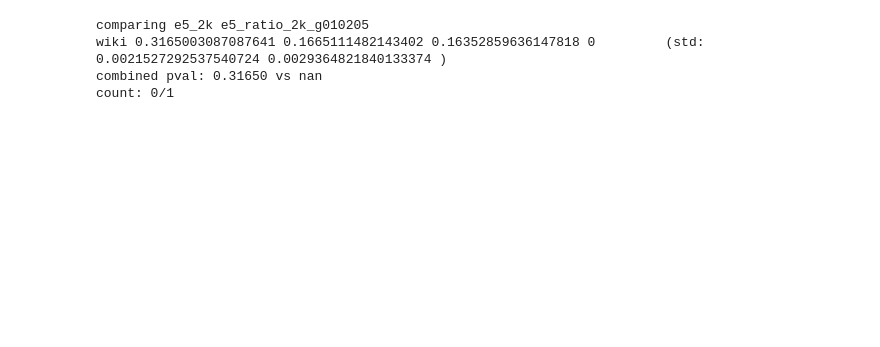
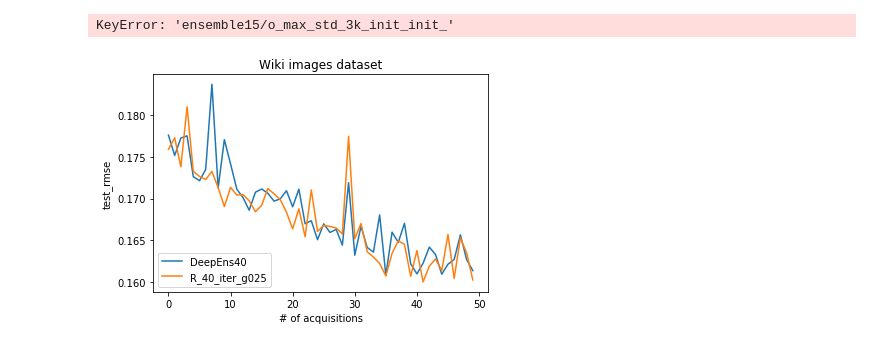
Before and after one commit to tmfs10/bb-opt, a Jupyter notebook: notebooks_sid/al_results_viz.ipynb, the cells around one changed output. Saved outputs shown, nothing was run; the diff lists cells and outputs as text; code cells hidden in the pictures; blank space fills up the shorter version.

```diff
--- a/notebooks_sid/al_results_viz.ipynb
+++ b/notebooks_sid/al_results_viz.ipynb
@@ -87,21 +170,41 @@ bs_test_rmse_fn = lambda x, filename : x['test_pred_stats']['baseline_rmse']
 ood_rmse_fn = lambda x, filename : x['ood_pred_stats']['rmse']
 bs_ood_rmse_fn = lambda x, filename : x['test_pred_stats']['baseline_rmse']
 ood_log_prob_fn = lambda x, filename : x['ood_pred_stats']['log_prob']
+train_fn = lambda bs, prop: lambda x, filename : x[bs + 'train_pred_stats'][prop]
+test_fn = lambda bs, prop: lambda x, filename : x[bs + 'test_pred_stats'][prop]
+ood_fn = lambda bs, prop: lambda x, filename : x[bs + 'ood_pred_stats'][prop]
+bs_test_rmse_fn = lambda x, filename : x['test_pred_stats']['baseline_rmse']
+bs_ood_rmse_fn = lambda x, filename : x['test_pred_stats']['baseline_rmse']
+test_log_fn = lambda prop, prop2: lambda x, filename : x['logging'][1][prop][prop2]
 # %%
 cs.prop_test(50,
              filenames,
              test_rmse_fn,
              arrs,
              [to_eval[0], to_eval[1]],
-             40,
+             35,
              pval_threshold=1,
              paired_test=False,
             )
 # %% [output]
-comparing e5_2k e5_ratio_2k_g010205
-wiki 0.3165003087087641 0.1665111482143402 0.16352859636147818 0         (std: 0.0021527292537540724 0.0029364821840133374 )
-combined pval: 0.31650 vs nan
-count: 0/1
+KeyError: 'ensemble15/o_max_std_3k_init_init_'
+# %%
+cs.plot_data_vs_ack_iter(
+    50,
+    filenames,
+    'avg_seeds',
+    'test_rmse',
+    #test_log_prob_fn,
+    test_fn("", "rmse"),
+    50,
+    arrs,
+    to_eval,
+    legend_loc=3,
+    num_samples_label=False,
+    title='Wiki images dataset',
+)
+# %% [output]
+[figure, added]
 # %%
 cs.plot_data_vs_ack_iter(
     50,
```
Also changed, not shown: parts of 10 cells of this notebook, 13 other files.
